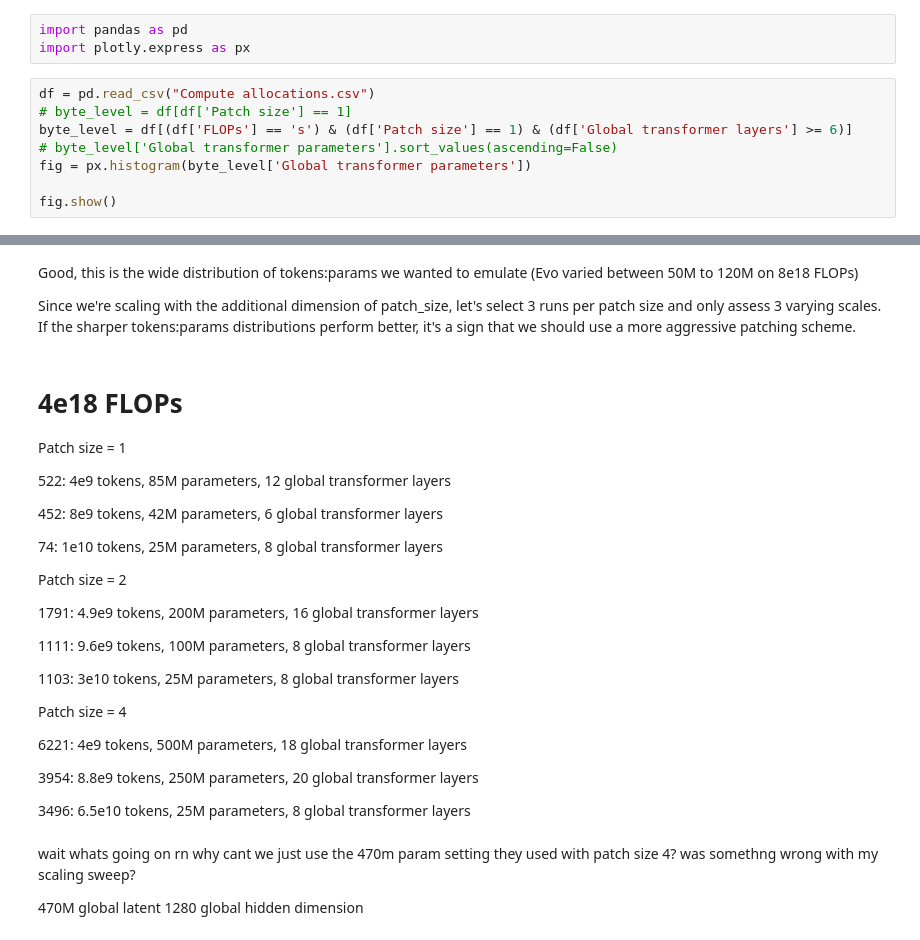
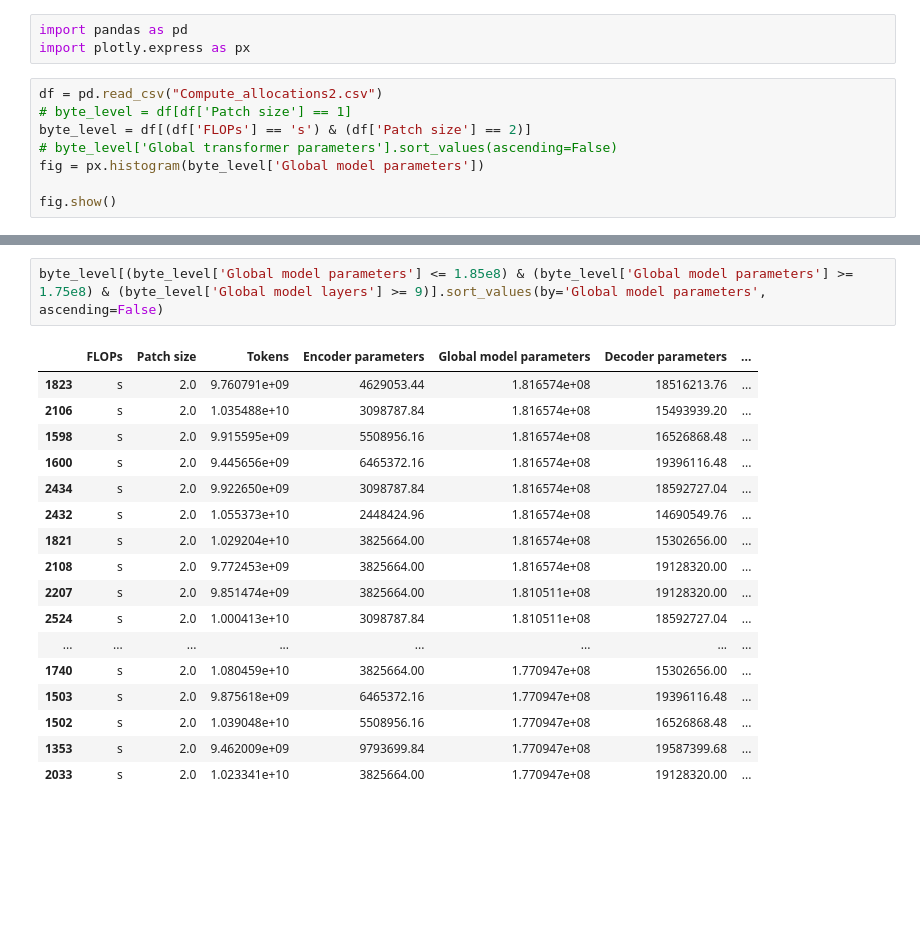
Before and after one commit to bowang-lab/dnaBLT, a Jupyter notebook: prune_runs.ipynb, the cells around one changed output, grey strips where cells are left out. Cells and saved outputs as stored; diff of their text form; blank space fills up the shorter version.

```diff
--- a/prune_runs.ipynb
+++ b/prune_runs.ipynb
@@ -2,10 +2,10 @@
 import pandas as pd
 import plotly.express as px
 # %%
-df = pd.read_csv("Compute allocations.csv")
+df = pd.read_csv("Compute_allocations2.csv")
 # byte_level = df[df['Patch size'] == 1]
-byte_level = df[(df['FLOPs'] == 's') & (df['Patch size'] == 1) & (df['Global transformer layers'] >= 6)]
+byte_level = df[(df['FLOPs'] == 's') & (df['Patch size'] == 2)]
 # byte_level['Global transformer parameters'].sort_values(ascending=False)
-fig = px.histogram(byte_level['Global transformer parameters'])
+fig = px.histogram(byte_level['Global model parameters'])
 
 fig.show()
@@ -31,38 +12,20 @@ forward_flops2/forward_flops1
-# %% [markdown]
-Good, this is the wide distribution of tokens:params we wanted to emulate (Evo varied between 50M to 120M on 8e18 FLOPs)
-
-Since we're scaling with the additional dimension of patch_size, let's select 3 runs per patch size and only assess 3 varying scales. If the sharper tokens:params distributions perform better, it's a sign that we should use a more aggressive patching scheme.
-# %% [markdown]
-4e18 FLOPs
-===
-
-Patch size = 1
-
-522: 4e9 tokens, 85M parameters, 12 global transformer layers
-
-452: 8e9 tokens, 42M parameters, 6 global transformer layers
-
-74: 1e10 tokens, 25M parameters, 8 global transformer layers
-
-
-Patch size = 2
-
-1791: 4.9e9 tokens, 200M parameters, 16 global transformer layers
-
-1111: 9.6e9 tokens, 100M parameters, 8 global transformer layers
-
-1103: 3e10 tokens, 25M parameters, 8 global transformer layers
-
-
-Patch size = 4
-
-6221: 4e9 tokens, 500M parameters, 18 global transformer layers
-
-3954: 8.8e9 tokens, 250M parameters, 20 global transformer layers
-
-3496: 6.5e10 tokens, 25M parameters, 8 global transformer layers
-# %% [markdown]
-wait whats going on rn why cant we just use the 470m param setting they used with patch size 4? was somethng wrong with my scaling sweep?
-
-470M global latent
-1280 global hidden dimension
+# %%
+byte_level[(byte_level['Global model parameters'] <= 1.85e8) & (byte_level['Global model parameters'] >= 1.75e8) & (byte_level['Global model layers'] >= 9)].sort_values(by='Global model parameters', ascending=False)
+# %% [output]
+|  | FLOPs | Patch size | Tokens | Encoder parameters | Global model parameters | Decoder parameters | ... |
+| 1823 | s | 2.0 | 9.760791e+09 | 4629053.44 | 1.816574e+08 | 18516213.76 | ... |
+| 2106 | s | 2.0 | 1.035488e+10 | 3098787.84 | 1.816574e+08 | 15493939.20 | ... |
+| 1598 | s | 2.0 | 9.915595e+09 | 5508956.16 | 1.816574e+08 | 16526868.48 | ... |
+| 1600 | s | 2.0 | 9.445656e+09 | 6465372.16 | 1.816574e+08 | 19396116.48 | ... |
+| 2434 | s | 2.0 | 9.922650e+09 | 3098787.84 | 1.816574e+08 | 18592727.04 | ... |
+| 2432 | s | 2.0 | 1.055373e+10 | 2448424.96 | 1.816574e+08 | 14690549.76 | ... |
+| 1821 | s | 2.0 | 1.029204e+10 | 3825664.00 | 1.816574e+08 | 15302656.00 | ... |
+| 2108 | s | 2.0 | 9.772453e+09 | 3825664.00 | 1.816574e+08 | 19128320.00 | ... |
+| 2207 | s | 2.0 | 9.851474e+09 | 3825664.00 | 1.810511e+08 | 19128320.00 | ... |
+| 2524 | s | 2.0 | 1.000413e+10 | 3098787.84 | 1.810511e+08 | 18592727.04 | ... |
+| ... | ... | ... | ... | ... | ... | ... | ... |
+| 1740 | s | 2.0 | 1.080459e+10 | 3825664.00 | 1.770947e+08 | 15302656.00 | ... |
+| 1503 | s | 2.0 | 9.875618e+09 | 6465372.16 | 1.770947e+08 | 19396116.48 | ... |
+| 1502 | s | 2.0 | 1.039048e+10 | 5508956.16 | 1.770947e+08 | 16526868.48 | ... |
+| 1353 | s | 2.0 | 9.462009e+09 | 9793699.84 | 1.770947e+08 | 19587399.68 | ... |
+| 2033 | s | 2.0 | 1.023341e+10 | 3825664.00 | 1.770947e+08 | 19128320.00 | ... |
```
Also changed, not shown: parts of 3 cells of this notebook, 3 other files.
